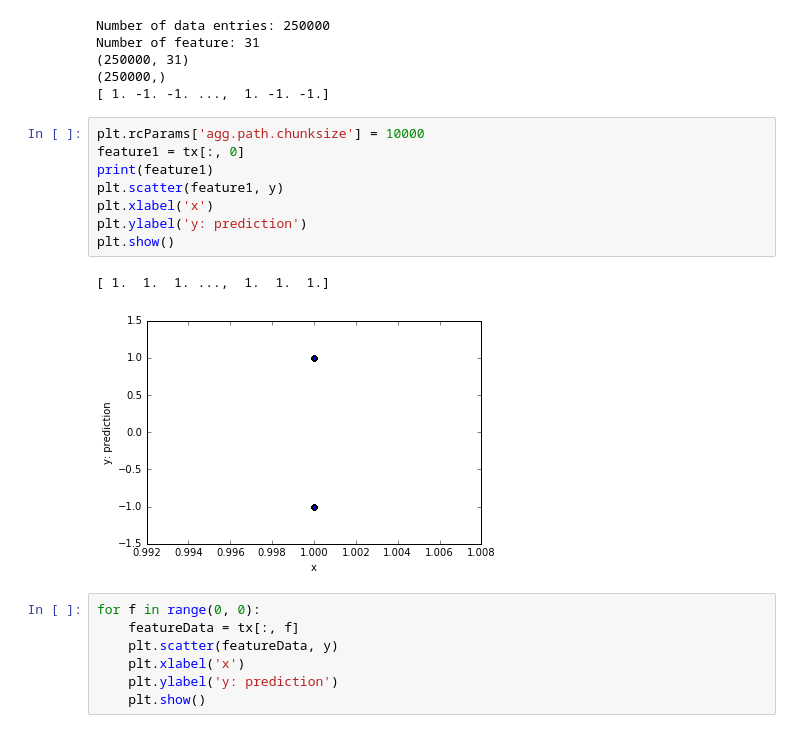
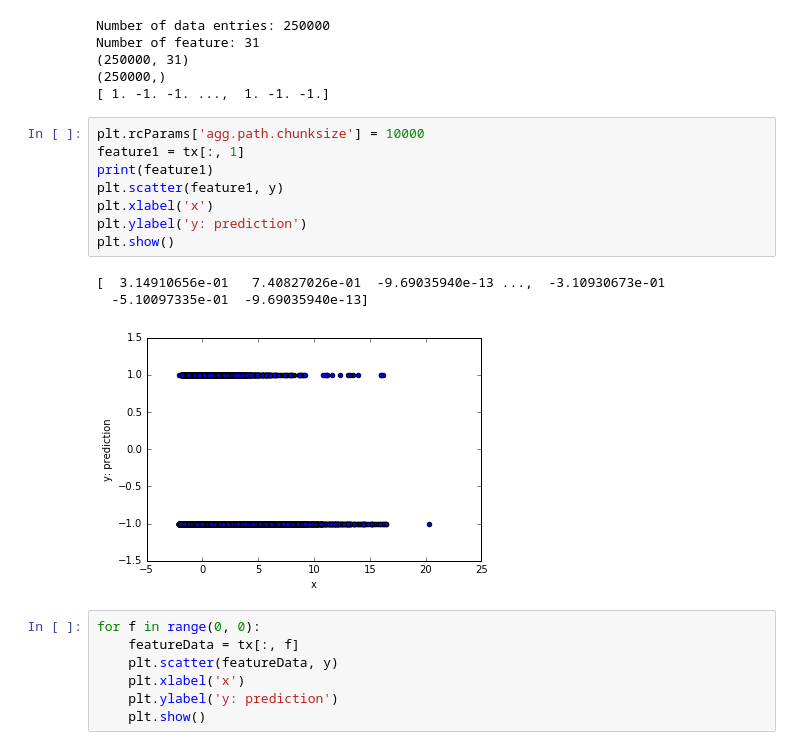
Before and after one commit to audreyloeffel/ML_course, a Jupyter notebook: projects/project1/scripts/project1.ipynb, the cells around one changed output. Drawn from its saved outputs; the diff is of its cells as text.

```diff
--- a/projects/project1/scripts/project1.ipynb
+++ b/projects/project1/scripts/project1.ipynb
@@ -59,15 +85,16 @@ Number of feature: 31
 [ 1. -1. -1. ...,  1. -1. -1.]
 # %%
 plt.rcParams['agg.path.chunksize'] = 10000
-feature1 = tx[:, 0]
+feature1 = tx[:, 1]
 print(feature1)
 plt.scatter(feature1, y)
 plt.xlabel('x')
 plt.ylabel('y: prediction')
 plt.show()
 # %% [output]
-[ 1.  1.  1. ...,  1.  1.  1.]
+[  3.14910656e-01   7.40827026e-01  -9.69035940e-13 ...,  -3.10930673e-01
+  -5.10097335e-01  -9.69035940e-13]
-[figure, old version]
+[figure, new version]
 # %%
 for f in range(0, 0):
     featureData = tx[:, f]
```
Also changed, not shown: parts of 9 cells of this notebook, 4 other files.
